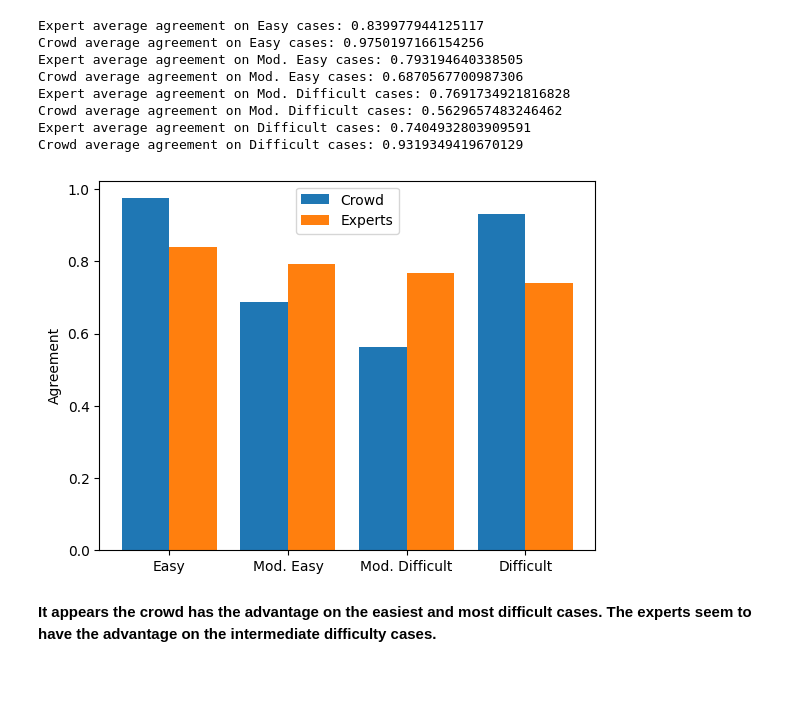
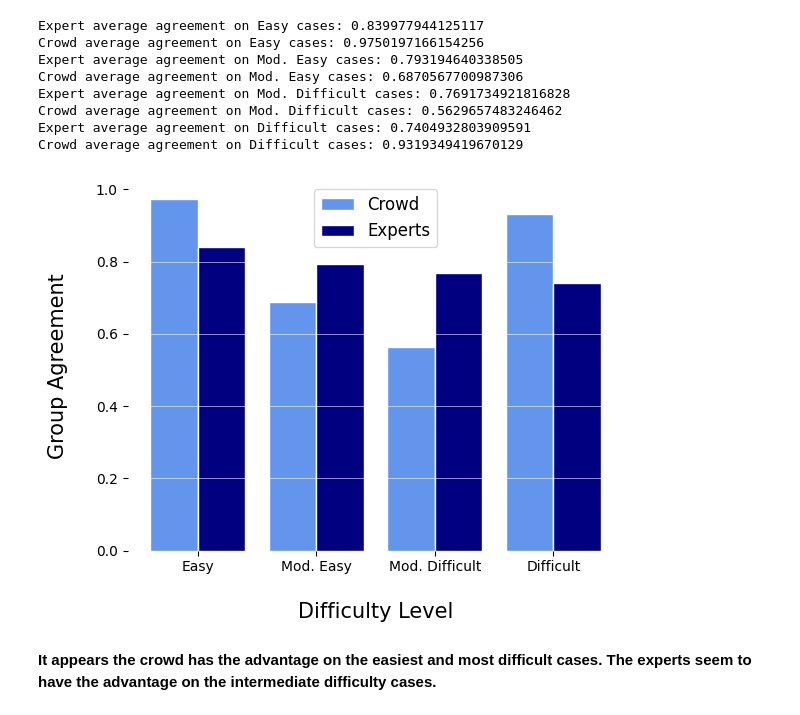
Before and after one commit to Pschnizer/OpenAvenues, a Jupyter notebook: Work.ipynb, the cells around one changed output. Saved outputs shown, nothing was run; the diff lists cells and outputs as text; code cells hidden in the pictures; blank space fills up the shorter version.

```diff
--- a/Work.ipynb
+++ b/Work.ipynb
@@ -226,17 +234,20 @@ Crowd average agreement on Difficult cases: 0.9319349419670129
 # %%
 x = np.arange(4)
 y1 = crowd.values()
 y2 = experts.values()
 width = 0.4
-
-plt.bar(x-0.2, y1, width)
-plt.bar(x+0.2, y2, width)
+ax = plt.subplot(111)
+ax.bar(x-0.20, y1, width, color = 'cornflowerblue', edgecolor='white')
+ax.bar(x+0.20, y2, width, color = 'navy', edgecolor='white')
 plt.xticks([0, 1, 2, 3],splits.keys())
-plt.ylabel('Agreement')
-plt.legend(['Crowd','Experts'])
+plt.xlabel('Difficulty Level', fontsize = 15, labelpad = 20)
+plt.ylabel('Group Agreement', fontsize = 15, labelpad = 20)
+plt.grid(axis = 'y', color = 'white', linewidth=0.4)
+[ax.spines[i].set_visible(False) for i in ax.spines]
+plt.legend(['Crowd','Experts'], fontsize = 12)
 plt.show()
 # %% [output]
-[figure, old version]
+[figure, new version]
 # %% [markdown]
 **It appears the crowd has the advantage on the easiest and most difficult cases. The experts seem to have the advantage on the intermediate difficulty cases.**
 # %% [markdown]
```
Also changed, not shown: parts of 39 cells of this notebook.
